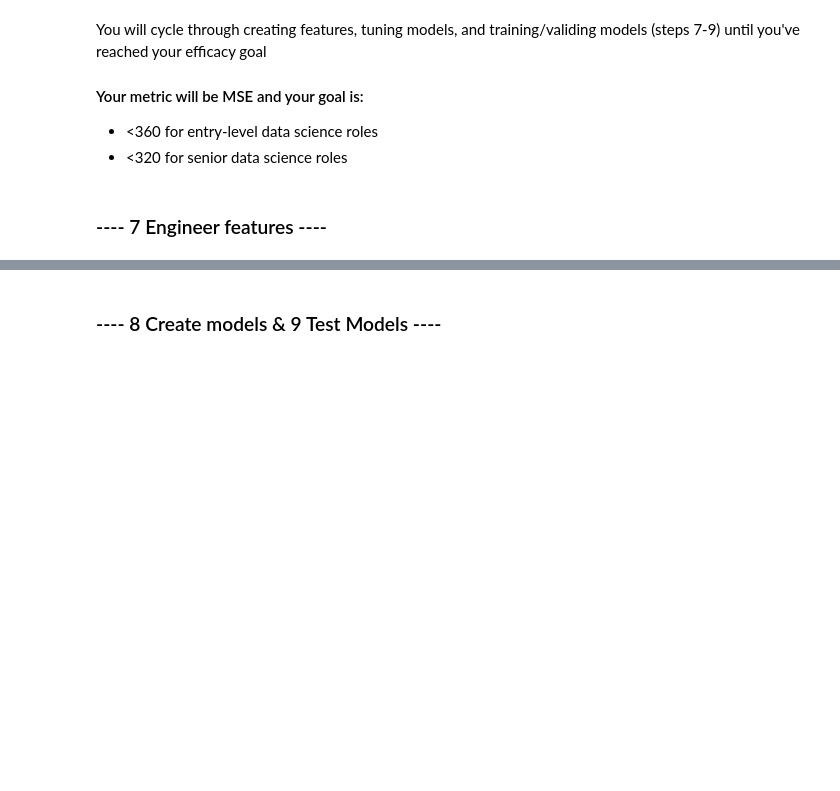
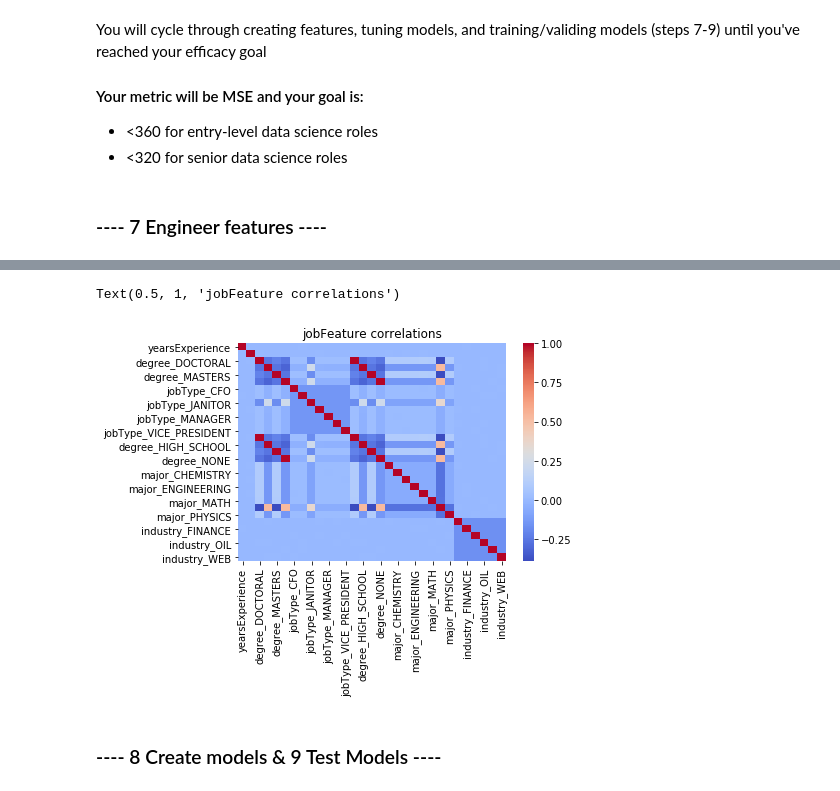
Before and after one commit to ajkiplagat/salaryPredictionPortfolio, a Jupyter notebook: First Portfolio Project.ipynb, the cells around one changed output, grey strips where cells are left out. Cells and saved outputs as stored; diff of their text form; code cells hidden in the pictures; blank space fills up the shorter version.

```diff
--- a/First Portfolio Project.ipynb
+++ b/First Portfolio Project.ipynb
@@ -298,3 +304,10 @@ jobFeatures.head()
+# %%
+#Check correlations between features
+sns.heatmap(jobFeatures.corr(), cmap='coolwarm')
+plt.title('jobFeature correlations')
+# %% [output]
+Text(0.5, 1, 'jobFeature correlations')
+[figure, added]
 # %%
 #Split data into training and test sets
 from sklearn.model_selection import train_test_split
```
Also changed, not shown: parts of 8 cells of this notebook.
